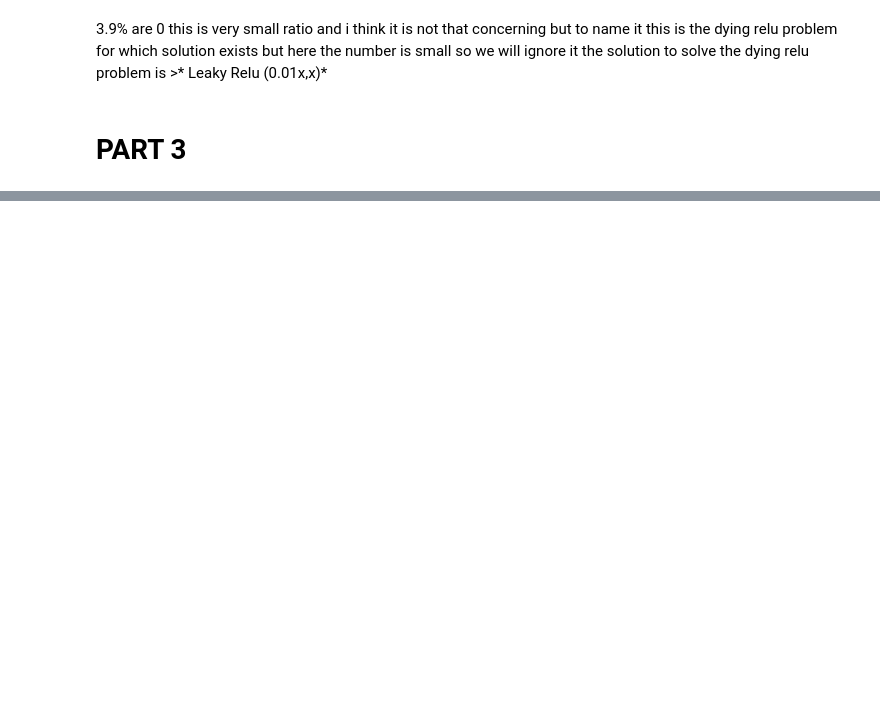
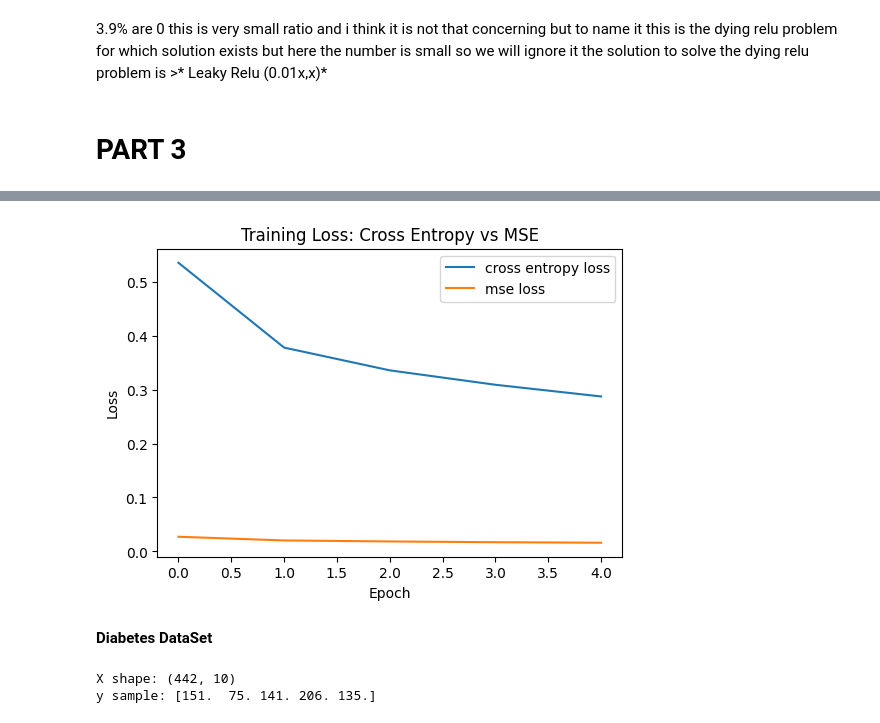
Before and after one commit to ranahusain/fashionMINST, a Jupyter notebook: dl-assign1.ipynb, the cells around one changed output, grey strips where cells are left out. Saved outputs shown, nothing was run; the diff lists cells and outputs as text; code cells hidden in the pictures; blank space fills up the shorter version.

```diff
--- a/dl-assign1.ipynb
+++ b/dl-assign1.ipynb
@@ -437,0 +480,20 @@ percentage of dead relu units: 3.90625 %
+# %%
+#MSE MODEL
+#same as above only loss function differ
+mse_model = Sequential([
+    Dense(784, input_dim=784, activation='relu'),
+    Dense(64, activation='relu'),
+    Dense(10, activation='softmax')
+])
+
+mse_model.compile(optimizer=Adam(learning_rate=0.001),
+                   loss='mean_squared_error',
+                   metrics=['accuracy'])
+
+mse_history = mse_model.fit(X_train, y_train_cat,
+                             validation_data=(X_val, y_val_cat),
+                             epochs=5, batch_size=128,
+                             verbose=1)
+
+mse_test_loss, mse_test_acc = mse_model.evaluate(X_test, y_test_cat, verbose=0)
+print("mse test accuracy:", mse_test_acc)
@@ -437,0 +512,23 @@ percentage of dead relu units: 3.90625 %
+# %%
+plt.figure(figsize=(6,4))
+plt.plot(ce_history.history['loss'], label='cross entropy loss')
+plt.plot(mse_history.history['loss'], label='mse loss')
+plt.title("Training Loss: Cross Entropy vs MSE")
+plt.xlabel("Epoch")
+plt.ylabel("Loss")
+plt.legend()
+plt.show()
+# %% [output]
+[figure, added]
+# %% [markdown]
+**Diabetes DataSet**
+# %%
+diabetes = load_diabetes()
+X_diab = diabetes.data
+y_diab = diabetes.target
+
+print("X shape:", X_diab.shape)
+print("y sample:", y_diab[0:5])
+# %% [output]
+X shape: (442, 10)
+y sample: [151.  75. 141. 206. 135.]
```
Also changed, not shown: parts of 16 cells of this notebook.
